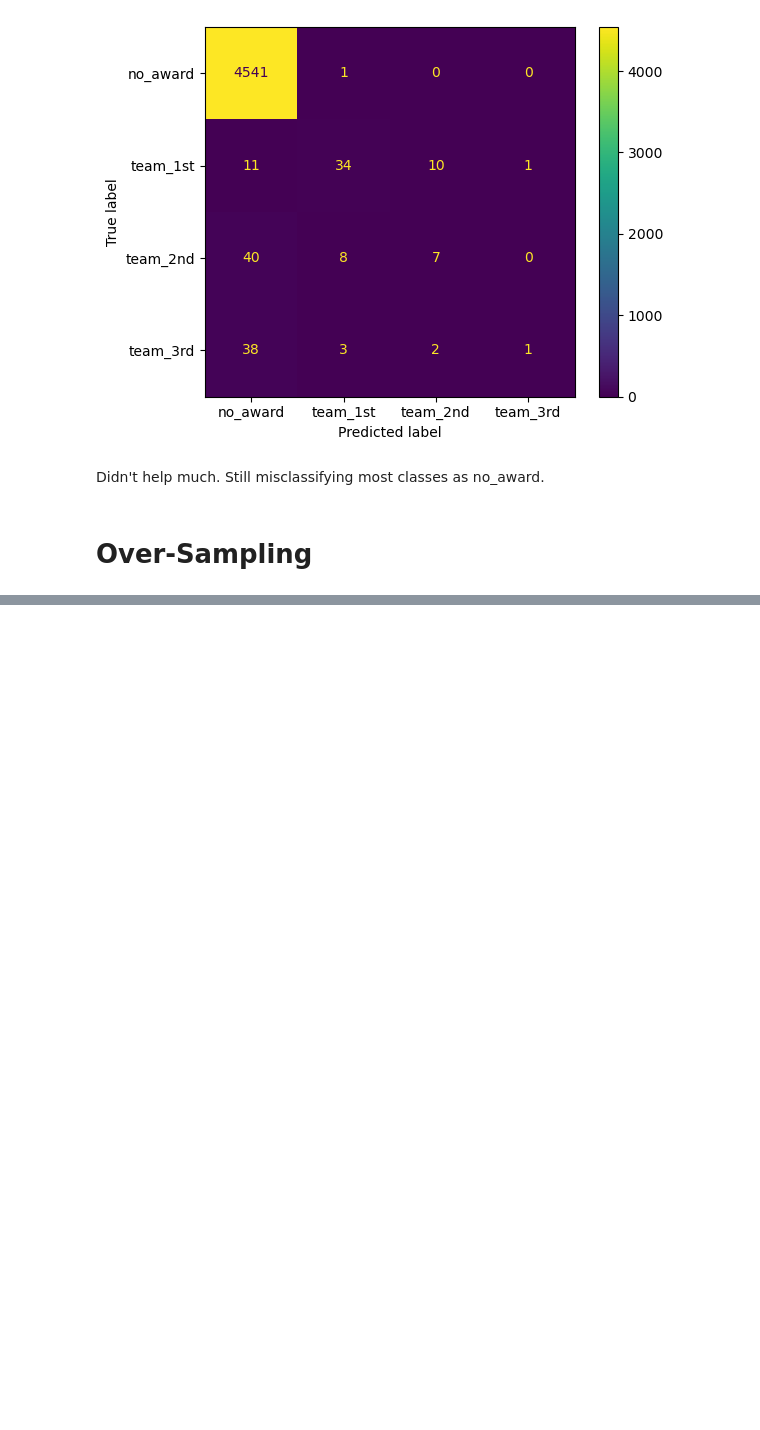
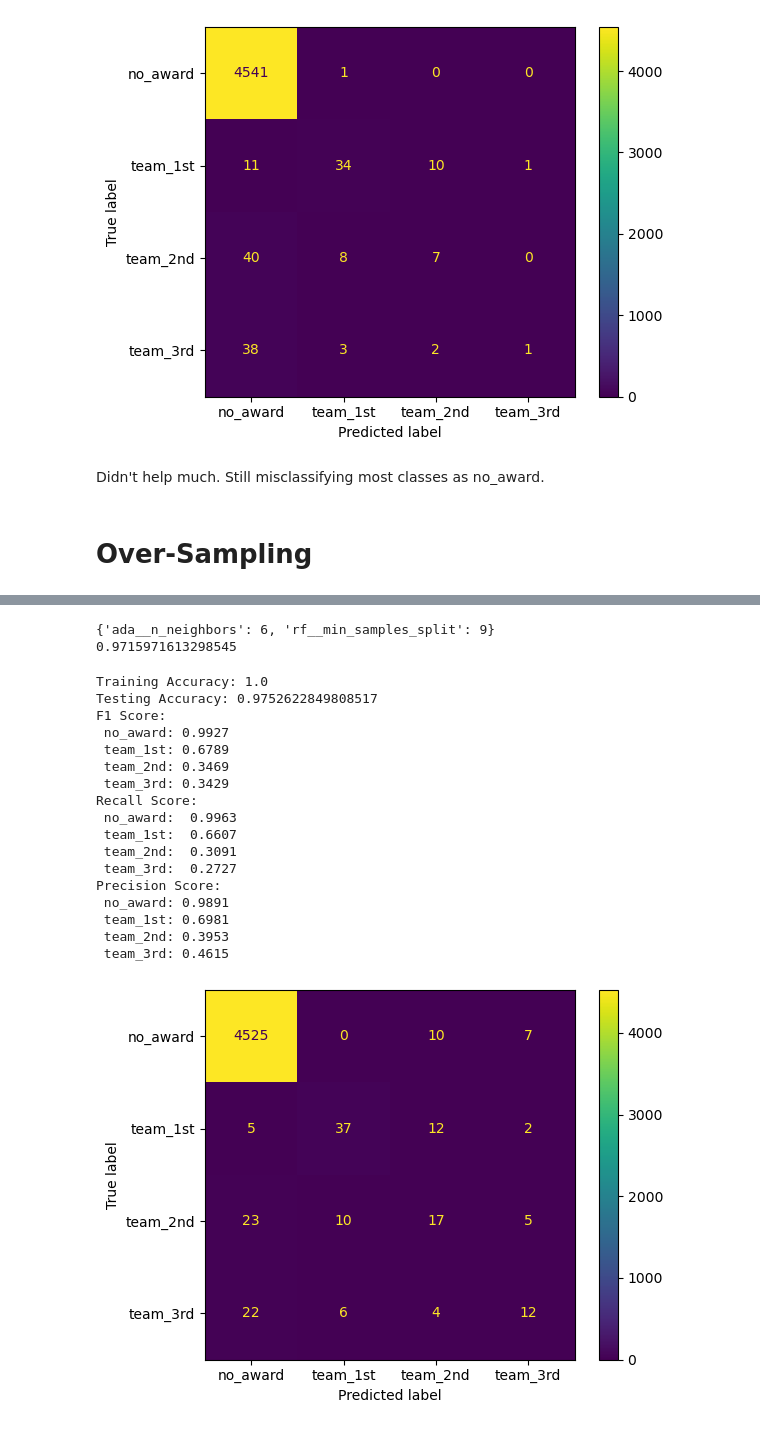
Before and after one commit to ewint814/All_NBA_Prediction, a Jupyter notebook: 03_Modeling.ipynb, the cells around one changed output, grey strips where cells are left out. Saved outputs shown, nothing was run; the diff lists cells and outputs as text; code cells hidden in the pictures; blank space fills up the shorter version.

```diff
--- a/03_Modeling.ipynb
+++ b/03_Modeling.ipynb
@@ -233,5 +275,5 @@ grid.fit(X_train, y_train)
 # %%
-pipe_2 = Pipeline([
+pipe_3 = Pipeline([
     ('ss', StandardScaler()),
     ('ada', ADASYN(random_state=42, sampling_strategy = {
     0: 18169,
@@ -239,21 +281,14 @@ pipe_2 = Pipeline([
     2: 9000,
     3: 9000
 })),
-    ('rf', RandomForestClassifier(random_state=42))])
+    ('rf', RandomForestClassifier(n_estimators=225, max_depth=None, min_samples_leaf=1, max_features='sqrt', random_state=42, class_weight='balanced', criterion='gini', bootstrap=False))])
 
 params = {
     'ada__n_neighbors': randint(3, 11),
-    'rf__n_estimators': randint(100, 501),
-    'rf__max_depth': [None, 10, 20, 50],
-    'rf__min_samples_split': randint(2, 11),
-    'rf__min_samples_leaf': randint(1, 5),
-    'rf__max_features': ['sqrt', 'log2', None],
-    'rf__class_weight': [None, 'balanced'],
-    'rf__criterion': ['gini', 'entropy'],
-    'rf__bootstrap': [True, False]
+    'rf__min_samples_split': randint(2, 11)
 }
 
-grid_2 = RandomizedSearchCV(pipe_2,
+grid_3 = RandomizedSearchCV(pipe_3,
                       param_distributions=params,
                     n_iter=50,
                     scoring = 'f1_weighted',
@@ -261,4 +296,4 @@ grid_2 = RandomizedSearchCV(pipe_2,
                     cv=3,
                    random_state=42)
 
-grid_2.fit(X_train, y_train)
+grid_3.fit(X_train, y_train)
@@ -265,3 +318,30 @@ grid_2.fit(X_train, y_train)
 # %%
-grid_2.best_params_
-grid_2.best_score_
+print(grid_3.best_params_)
+print(grid_3.best_score_)
+# %% [output]
+{'ada__n_neighbors': 6, 'rf__min_samples_split': 9}
+0.9715971613298545
+# %%
+# Predict on the test data
+pred_3 = grid_3.predict(X_test)
+
+evaluate_model(grid_3, pred_3, X_train, y_train, X_test, y_test)
+# %% [output]
+Training Accuracy: 1.0
+Testing Accuracy: 0.9752622849808517
+F1 Score:
+ no_award: 0.9927
+ team_1st: 0.6789
+ team_2nd: 0.3469
+ team_3rd: 0.3429
+Recall Score:
+ no_award:  0.9963
+ team_1st:  0.6607
+ team_2nd:  0.3091
+ team_3rd:  0.2727
+Precision Score:
+ no_award: 0.9891
+ team_1st: 0.6981
+ team_2nd: 0.3953
+ team_3rd: 0.4615
+[figure, added]
```
Also changed, not shown: parts of 14 cells of this notebook, 1 other file.
